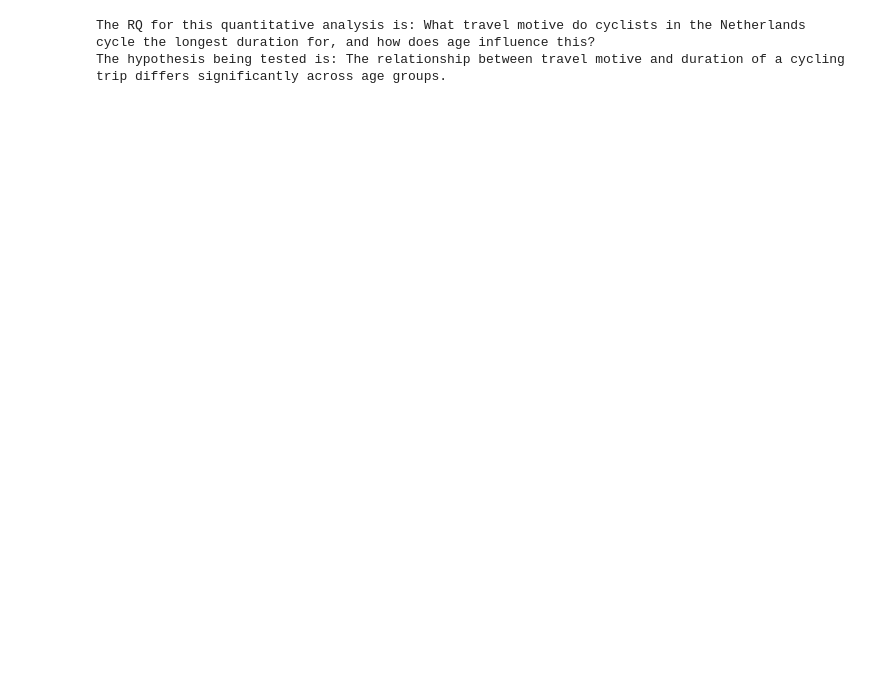
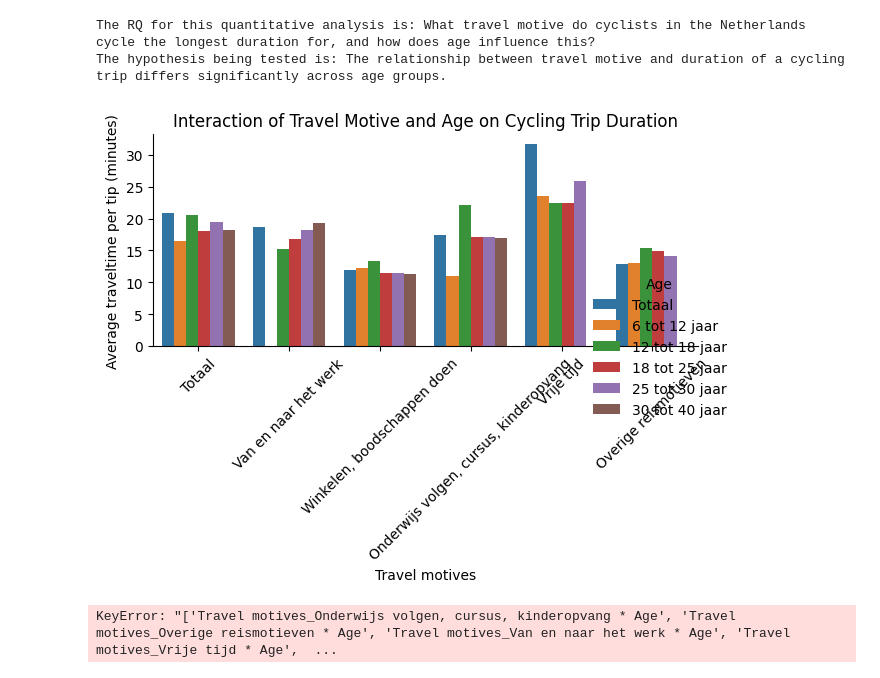
Before and after one commit to Angel-1213/six4change-quant-data, a Jupyter notebook: data analysis/Linear-regression2.ipynb, the cells around one changed output. Cells and saved outputs as stored; diff of their text form; code cells hidden in the pictures; blank space fills up the shorter version.

```diff
--- a/data analysis/Linear-regression2.ipynb
+++ b/data analysis/Linear-regression2.ipynb
@@ -16,9 +16,9 @@ The hypothesis being tested is: The relationship between travel motive and durat
 # 1. CONFIGURATION
 # Define all paths upfront
 DATA_PATH = Path(
-    r"csv tables\transport_per_motive.csv")
+    r"..\csv tables\transport_per_motive.csv")
 OUTPUT_FOLDER_CSV = Path(
-    r"csv tables")
+    r"..\csv tables")
 OUTPUT_FOLDER_VIS = Path(
     r"visualisations")
 
@@ -88,3 +98,30 @@ travel__one_hot = one_hot_encode(bicycle_data, 'Travel motives') # One-hot encod
+# %%
+import seaborn as sns
+
+sns.catplot(
+    data=bicycle_data,
+    kind="bar",
+    x="Travel motives",
+    y="Average traveltime per tip (minutes)",
+    hue="Age"
+)
+plt.title("Interaction of Travel Motive and Age on Cycling Trip Duration")
+plt.xticks(rotation=45)
+plt.tight_layout()
+plt.show()
+# %% [output]
+[figure, added]
+# %%
+import statsmodels.api as sm
+
+X = df[travel_cols + age_cols + [f'{t} * {a}' for t, a in product(travel_cols, age_cols)]]
+X = sm.add_constant(X)
+y = df['Average traveltime per tip (minutes)']
+
+model = sm.OLS(y, X).fit()
+print(model.summary())
+# %% [output]
+KeyError: "['Travel motives_Onderwijs volgen, cursus, kinderopvang * Age', 'Travel motives_Overige reismotieven * Age', 'Travel motives_Van en naar het werk * Age', 'Travel motives_Vrije tijd * Age',  ...
 # %%
 # 3. LINEAR REGRESSION
 
```
Also changed, not shown: parts of 2 cells of this notebook.
